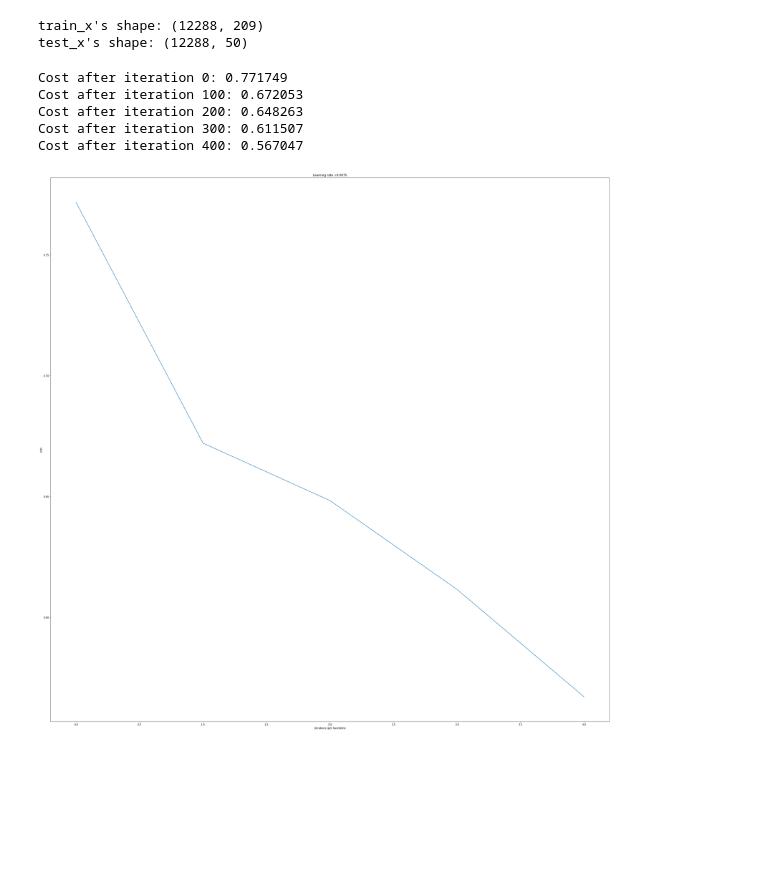
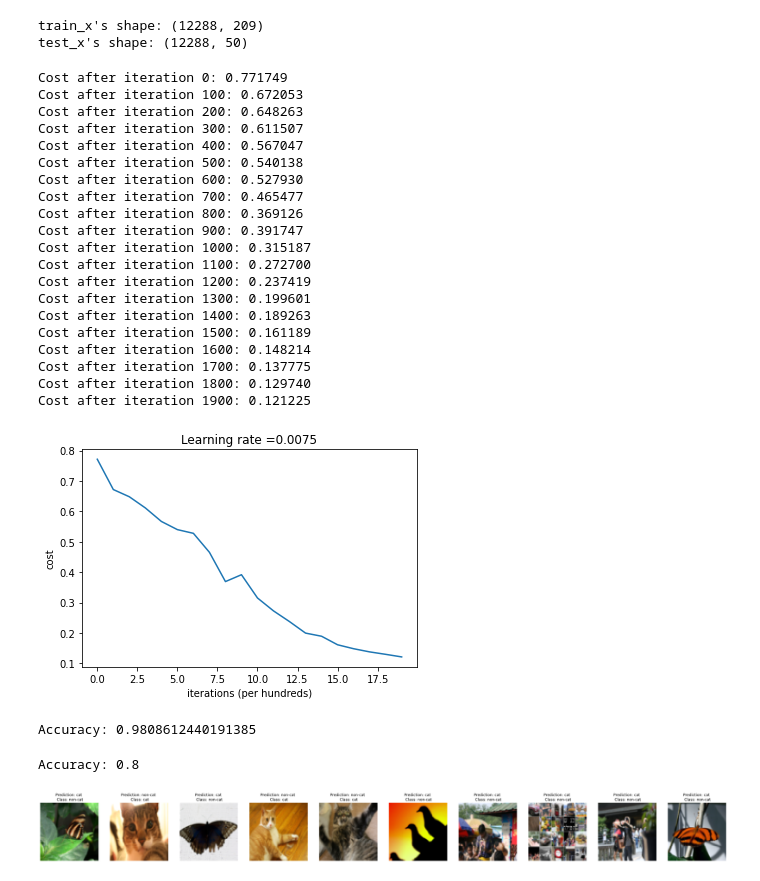
Before and after one commit to simonme42/ANN_experiments, a Jupyter notebook: ANN_from_scratch.ipynb, the cells around one changed output. Cells and saved outputs as stored; diff of their text form; code cells hidden in the pictures; blank space fills up the shorter version.

```diff
--- a/ANN_from_scratch.ipynb
+++ b/ANN_from_scratch.ipynb
@@ -135,7 +135,7 @@ def linear_forward(A, W, b):
     cache -- a python dictionary containing "A", "W" and "b" ; stored for computing the backward pass efficiently
     """
 
-    Z = W.dot(A) + b
+    Z = np.dot(W,A)+b
 
     assert(Z.shape == (W.shape[0], A.shape[1]))
     cache = (A, W, b)
@@ -195,11 +195,11 @@ def L_model_forward(X, parameters):
     # Implement [LINEAR -> RELU]*(L-1). Add "cache" to the "caches" list.
     for l in range(1, L):
         A_prev = A
-        A, cache = linear_activation_forward(A_prev, parameters['W' + str(l)], parameters['b' + str(l)], activation = "relu")
+        A, cache = linear_activation_forward(A_prev, parameters["W"+str(l)], parameters["b"+str(l)], activation="relu")
         caches.append(cache)
 
     # Implement LINEAR -> SIGMOID. Add "cache" to the "caches" list.
-    AL, cache = linear_activation_forward(A, parameters['W' + str(L)], parameters['b' + str(L)], activation = "sigmoid")
+    AL, cache = linear_activation_forward(A, parameters["W"+str(L)], parameters["b"+str(L)], activation="sigmoid")
     caches.append(cache)
 
     assert(AL.shape == (1,X.shape[1]))
@@ -208,14 +208,14 @@ def L_model_forward(X, parameters):
 
 def compute_cost(AL, Y, loss="crossentropy"):
     """
-    Implement the cost function defined by equation (7).
+    Implement the cost function
 
     Arguments:
     AL -- probability vector corresponding to your label predictions, shape (1, number of examples)
     Y -- true "label" vector (for example: containing 0 if non-cat, 1 if cat), shape (1, number of examples)
 
     Returns:
-    cost -- cross-entropy cost
+    cost -- cross-entropy or mse cost
     """
 
     m = Y.shape[1]
@@ -227,7 +227,7 @@ def compute_cost(AL, Y, loss="crossentropy"):
     elif loss == "mse":
       cost = (1./m) * (np.sum((AL-Y)**2,axis=1, keepdims=True))
 
-    cost = np.squeeze(cost)      # To make sure your cost's shape is what we expect (e.g. this turns [[17]] into 17).
+    cost = np.squeeze(cost)      # To make sure the cost's shape is what we expect (e.g. this turns [[17]] into 17).
     assert(cost.shape == ())
 
     return cost
@@ -312,7 +312,7 @@ def L_model_backward(AL, Y, caches, loss="crossentropy"):
       dAL = - (np.divide(Y, AL) - np.divide(1 - Y, 1 - AL))
 
     elif loss == "mse":
-      dAL = 2*AL-2*Y
+      dAL = 2*(AL-Y)
 
     # Lth layer (SIGMOID -> LINEAR) gradients. Inputs: "AL, Y, caches". Outputs: "grads["dAL"], grads["dWL"], grads["dbL"]
     current_cache = caches[L-1]
@@ -351,7 +351,7 @@ def update_parameters(parameters, grads, learning_rate):
 
     return parameters
 
-def predict(X, y, parameters):
+def predict(X, y, parameters, loss="crossentropy"):
     """
     This function is used to predict the results of a  L-layer neural network.
 
@@ -493,18 +497,39 @@ test_x's shape: (12288, 50)
 # %%
 layers_dims = [train_x.shape[0], 20, 7, 5, 1]
 
-parameters = train_model(train_x, train_y, layers_dims, num_iterations = 500, print_cost = True, loss="crossentropy")
+parameters = train_model(train_x, train_y, layers_dims, num_iterations = 2000, print_cost = True, loss="crossentropy")
 # %% [output]
 Cost after iteration 0: 0.771749
 Cost after iteration 100: 0.672053
 Cost after iteration 200: 0.648263
 Cost after iteration 300: 0.611507
 Cost after iteration 400: 0.567047
+Cost after iteration 500: 0.540138
+Cost after iteration 600: 0.527930
+Cost after iteration 700: 0.465477
+Cost after iteration 800: 0.369126
+Cost after iteration 900: 0.391747
+Cost after iteration 1000: 0.315187
+Cost after iteration 1100: 0.272700
+Cost after iteration 1200: 0.237419
+Cost after iteration 1300: 0.199601
+Cost after iteration 1400: 0.189263
+Cost after iteration 1500: 0.161189
+Cost after iteration 1600: 0.148214
+Cost after iteration 1700: 0.137775
+Cost after iteration 1800: 0.129740
+Cost after iteration 1900: 0.121225
-[figure, old version]
+[figure, new version]
 # %%
 pred_train = predict(train_x, train_y, parameters)
+# %% [output]
+Accuracy: 0.9808612440191385
 # %%
 pred_test = predict(test_x, test_y, parameters)
+# %% [output]
+Accuracy: 0.8
 # %%
 print_mislabeled_images(classes, test_x, test_y, pred_test)
+# %% [output]
+[figure, added]
 # %%
```
Also changed, not shown: parts of 4 cells of this notebook.
